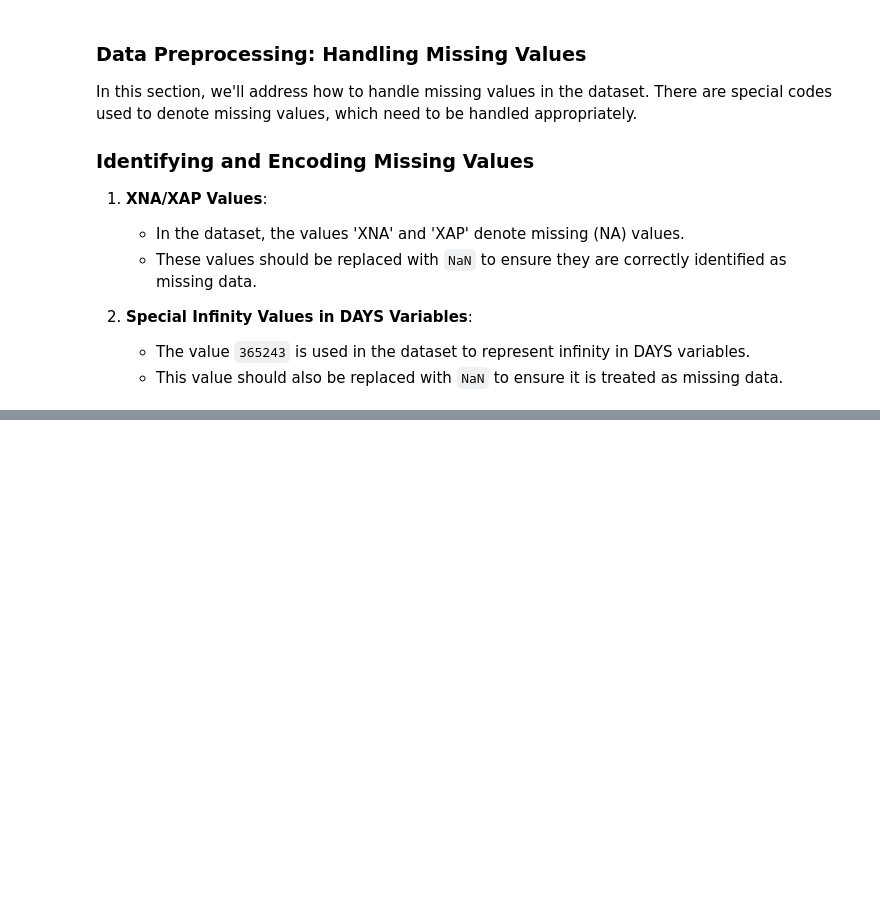
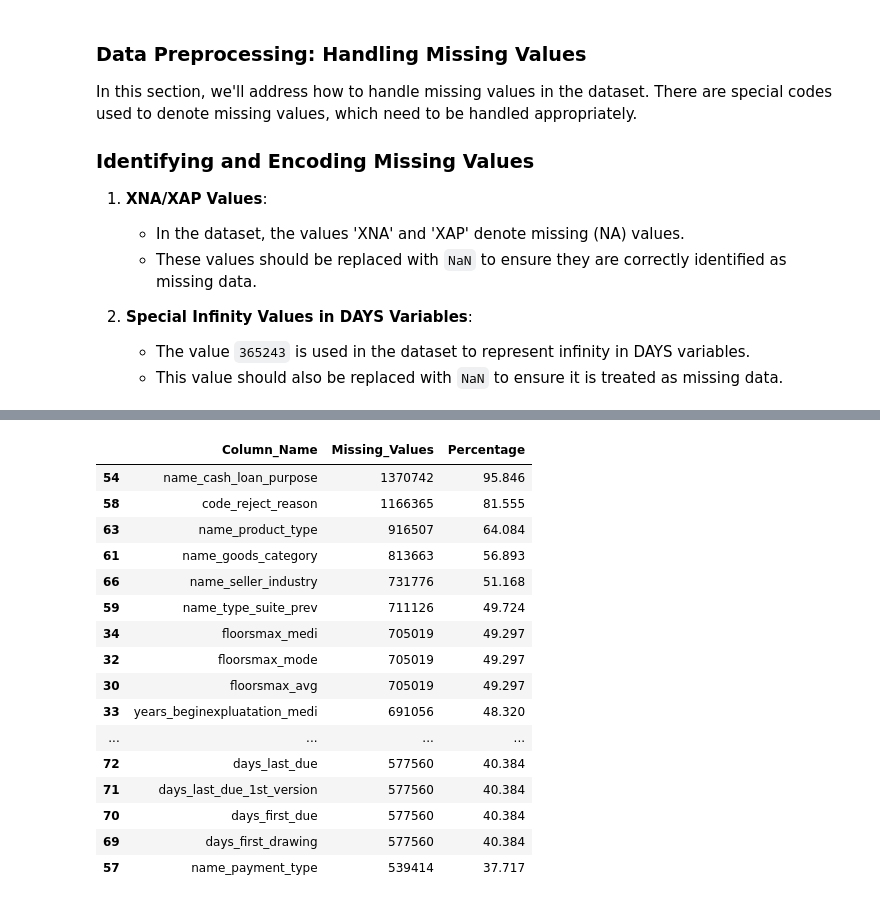
Before and after one commit to Prakash-Kani/Financial-Risk-Detection, a Jupyter notebook: Preprocessing.ipynb, the cells around one changed output, grey strips where cells are left out. Cells and saved outputs as stored; diff of their text form; code cells hidden in the pictures; blank space fills up the shorter version.

```diff
--- a/Preprocessing.ipynb
+++ b/Preprocessing.ipynb
@@ -702,0 +709,21 @@ combined_df
+# %%
+miss_df = missing_values(combined_df)
+miss_df.head(20)
+# %% [output]
+|  | Column_Name | Missing_Values | Percentage |
+| 54 | name_cash_loan_purpose | 1370742 | 95.846 |
+| 58 | code_reject_reason | 1166365 | 81.555 |
+| 63 | name_product_type | 916507 | 64.084 |
+| 61 | name_goods_category | 813663 | 56.893 |
+| 66 | name_seller_industry | 731776 | 51.168 |
+| 59 | name_type_suite_prev | 711126 | 49.724 |
+| 34 | floorsmax_medi | 705019 | 49.297 |
+| 32 | floorsmax_mode | 705019 | 49.297 |
+| 30 | floorsmax_avg | 705019 | 49.297 |
+| 33 | years_beginexpluatation_medi | 691056 | 48.320 |
+| ... | ... | ... | ... |
+| 72 | days_last_due | 577560 | 40.384 |
+| 71 | days_last_due_1st_version | 577560 | 40.384 |
+| 70 | days_first_due | 577560 | 40.384 |
+| 69 | days_first_drawing | 577560 | 40.384 |
+| 57 | name_payment_type | 539414 | 37.717 |
```
Also changed, not shown: parts of 28 cells of this notebook.
